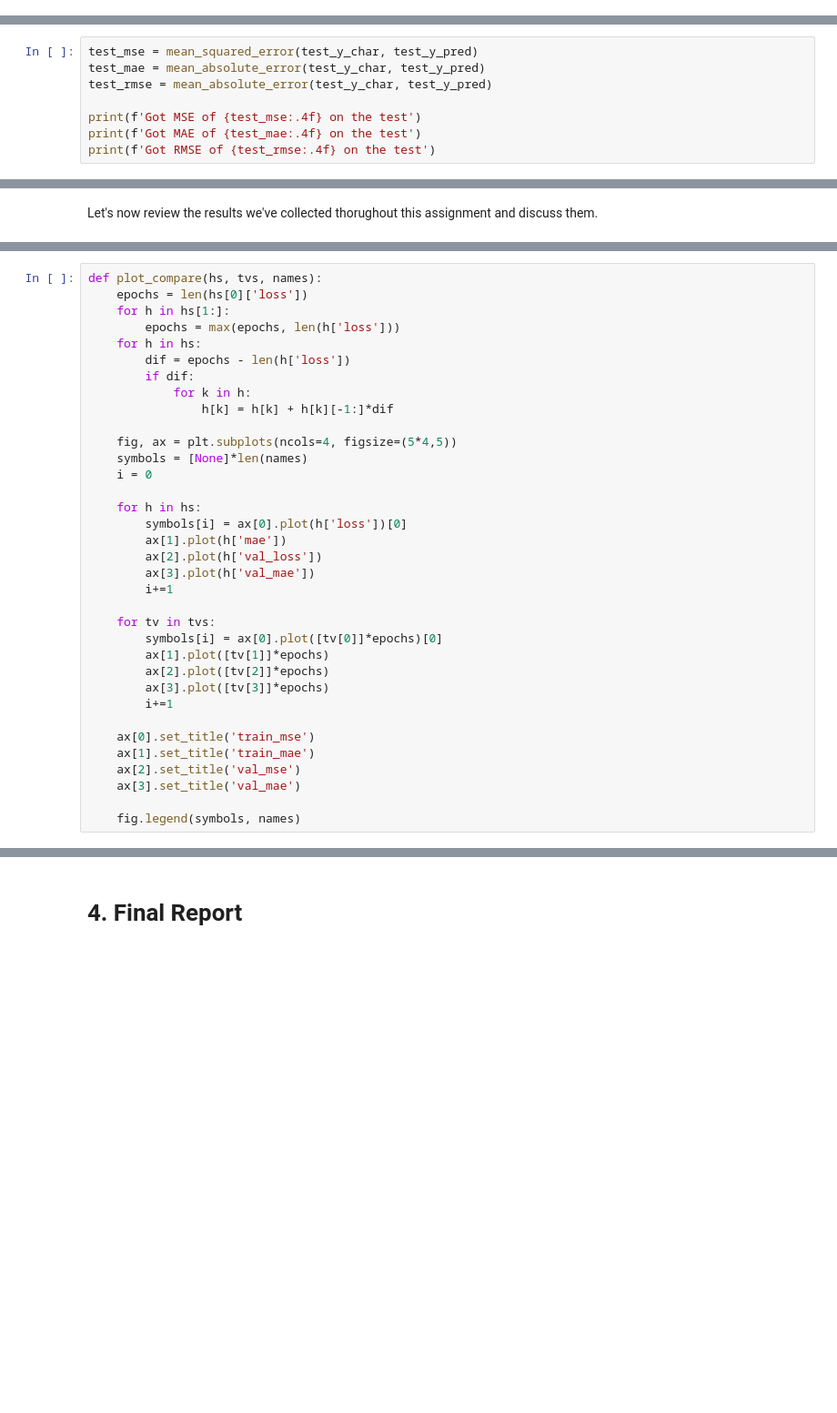
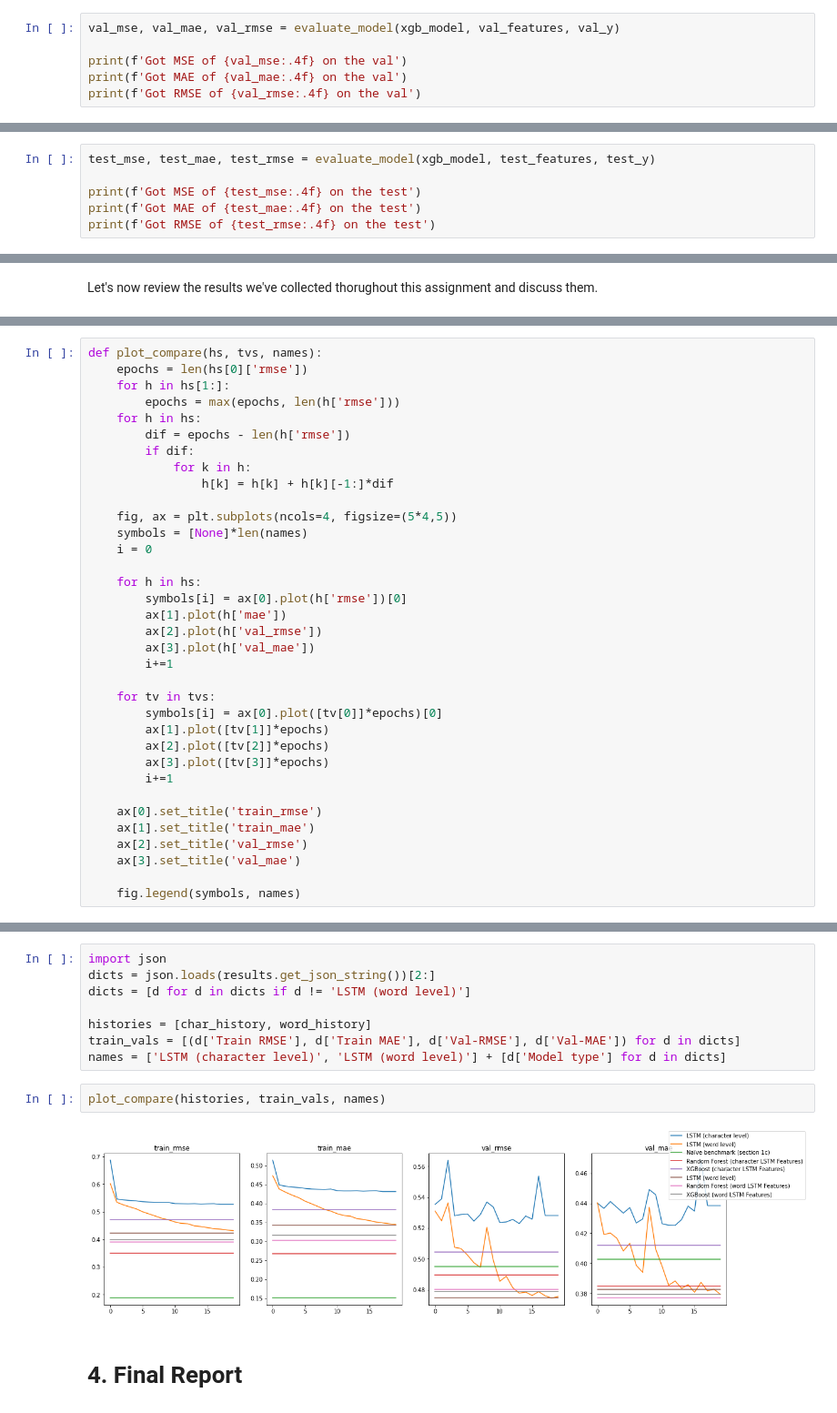
Before and after one commit to chendoy/npl-home-depot-tf, a Jupyter notebook: workshop_text.ipynb, the cells around one changed output, grey strips where cells are left out. Shown at 91% size. Saved outputs shown, nothing was run; the diff lists cells and outputs as text; blank space fills up the shorter version.

```diff
--- a/workshop_text.ipynb
+++ b/workshop_text.ipynb
@@ -1016,0 +988,6 @@ test_y_pred = xgb_model.predict(test_features)
+# %%
+val_mse, val_mae, val_rmse = evaluate_model(xgb_model, val_features, val_y)
+
+print(f'Got MSE of {val_mse:.4f} on the val')
+print(f'Got MAE of {val_mae:.4f} on the val')
+print(f'Got RMSE of {val_rmse:.4f} on the val')
@@ -1017,7 +998,5 @@ test_y_pred = xgb_model.predict(test_features)
 # %%
-test_mse = mean_squared_error(test_y_char, test_y_pred)
-test_mae = mean_absolute_error(test_y_char, test_y_pred)
-test_rmse = mean_absolute_error(test_y_char, test_y_pred)
+test_mse, test_mae, test_rmse = evaluate_model(xgb_model, test_features, test_y)
 
 print(f'Got MSE of {test_mse:.4f} on the test')
 print(f'Got MAE of {test_mae:.4f} on the test')
@@ -1052,10 +1037,10 @@ print(results)
 # %%
 def plot_compare(hs, tvs, names):
-    epochs = len(hs[0]['loss'])
+    epochs = len(hs[0]['rmse'])
     for h in hs[1:]:
-        epochs = max(epochs, len(h['loss']))
+        epochs = max(epochs, len(h['rmse']))
     for h in hs:
-        dif = epochs - len(h['loss'])
+        dif = epochs - len(h['rmse'])
         if dif:
             for k in h:
                 h[k] = h[k] + h[k][-1:]*dif
@@ -1065,9 +1050,9 @@ def plot_compare(hs, tvs, names):
     i = 0
 
     for h in hs:
-        symbols[i] = ax[0].plot(h['loss'])[0]
+        symbols[i] = ax[0].plot(h['rmse'])[0]
         ax[1].plot(h['mae'])
-        ax[2].plot(h['val_loss'])
+        ax[2].plot(h['val_rmse'])
         ax[3].plot(h['val_mae'])
         i+=1
 
@@ -1078,9 +1063,9 @@ def plot_compare(hs, tvs, names):
         ax[3].plot([tv[3]]*epochs)
         i+=1
 
-    ax[0].set_title('train_mse')
+    ax[0].set_title('train_rmse')
     ax[1].set_title('train_mae')
-    ax[2].set_title('val_mse')
+    ax[2].set_title('val_rmse')
     ax[3].set_title('val_mae')
 
     fig.legend(symbols, names)
@@ -1100,2 +1072,14 @@ plot_compare([h1,h2], [tv1,tv2], names=['h1', 'h2', 'tv1', 'tv2'])
+# %%
+import json
+dicts = json.loads(results.get_json_string())[2:]
+dicts = [d for d in dicts if d != 'LSTM (word level)']
+
+histories = [char_history, word_history]
+train_vals = [(d['Train RMSE'], d['Train MAE'], d['Val-RMSE'], d['Val-MAE']) for d in dicts]
+names = ['LSTM (character level)', 'LSTM (word level)'] + [d['Model type'] for d in dicts]
+# %%
+plot_compare(histories, train_vals, names)
+# %% [output]
+[figure, added]
 # %% [markdown]
 # 4. Final Report
```
Also changed, not shown: parts of 117 cells of this notebook.
